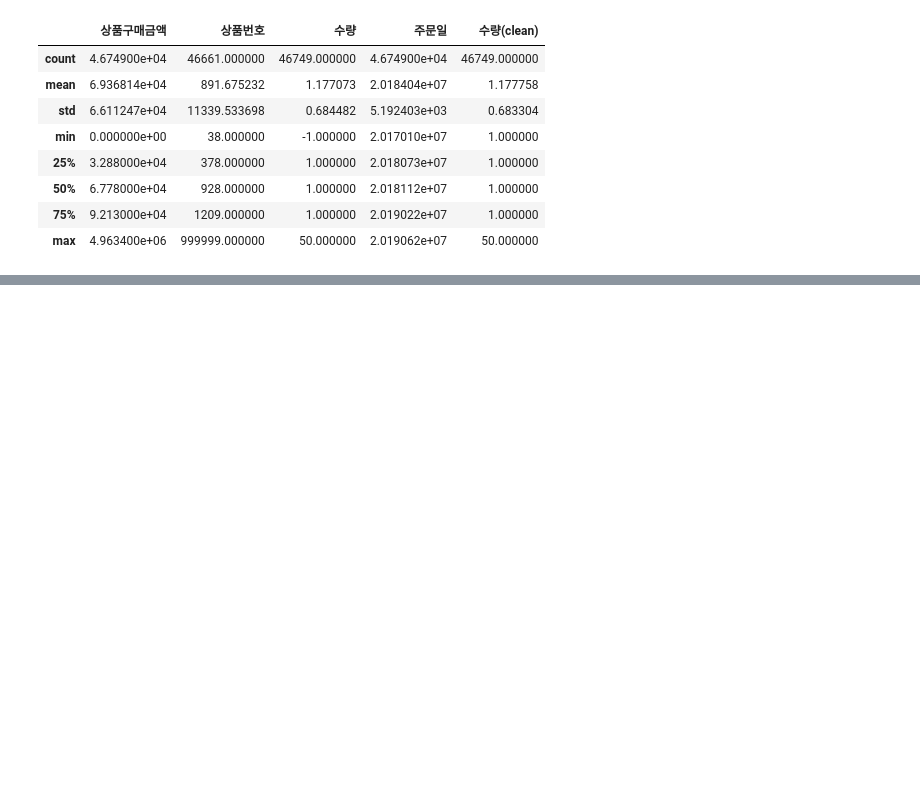
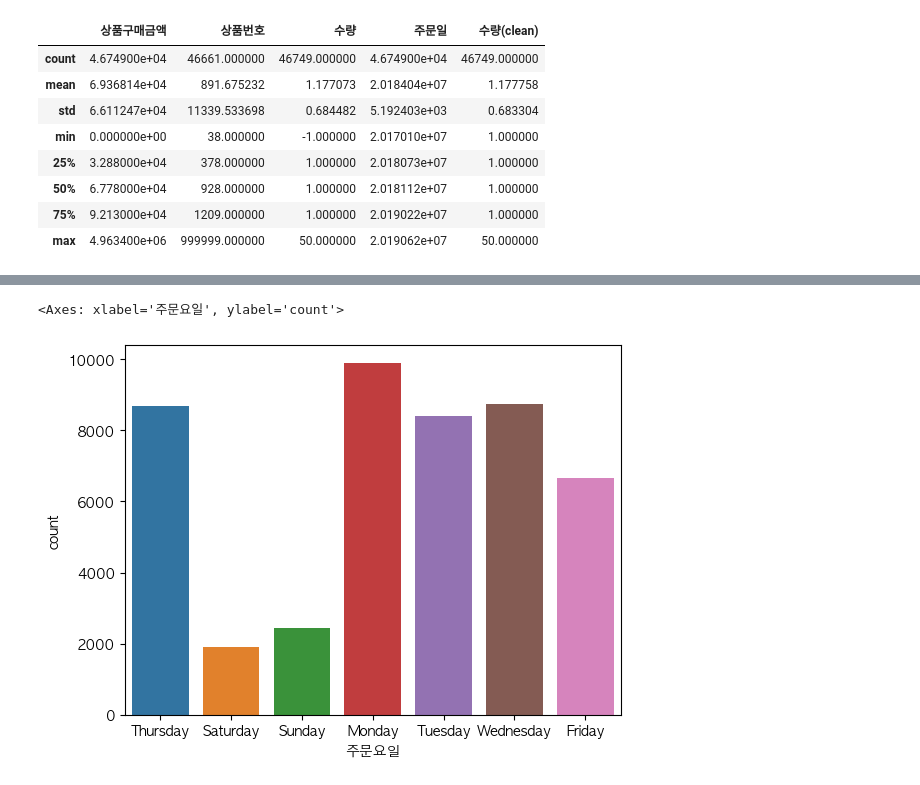
Before and after one commit to JongJunLim/Python, a Jupyter notebook: Pandas_Exercise.ipynb, the cells around one changed output, grey strips where cells are left out. Saved outputs shown, nothing was run; the diff lists cells and outputs as text; code cells hidden in the pictures; blank space fills up the shorter version.

```diff
--- a/Pandas_Exercise.ipynb
+++ b/Pandas_Exercise.ipynb
@@ -951,0 +1047,3 @@ df3.loc[condition6] #NaN으로 처리한 데이터 확인
+# %%
+df3['주문월'] = df3['주문일(datetime)'].dt.month
+df3
@@ -951,0 +1064,3 @@ df3.loc[condition6] #NaN으로 처리한 데이터 확인
+# %%
+df3['주문주차'] = df3['주문일(datetime)'].dt.isocalendar().week
+df3
@@ -951,0 +1081,3 @@ df3.loc[condition6] #NaN으로 처리한 데이터 확인
+# %%
+df3['주문요일'] = df3['주문일(datetime)'].dt.day_name()
+df3
@@ -951,0 +1098,9 @@ df3.loc[condition6] #NaN으로 처리한 데이터 확인
+# %%
+import seaborn as sns
+import matplotlib as mpl
+mpl.rc('font', family ='AppleGothic')
+# %%
+sns.countplot(data=df3, x='주문요일')
+# %% [output]
+<Axes: xlabel='주문요일', ylabel='count'>
+[figure, added]
```
Also changed, not shown: parts of 28 cells of this notebook.
